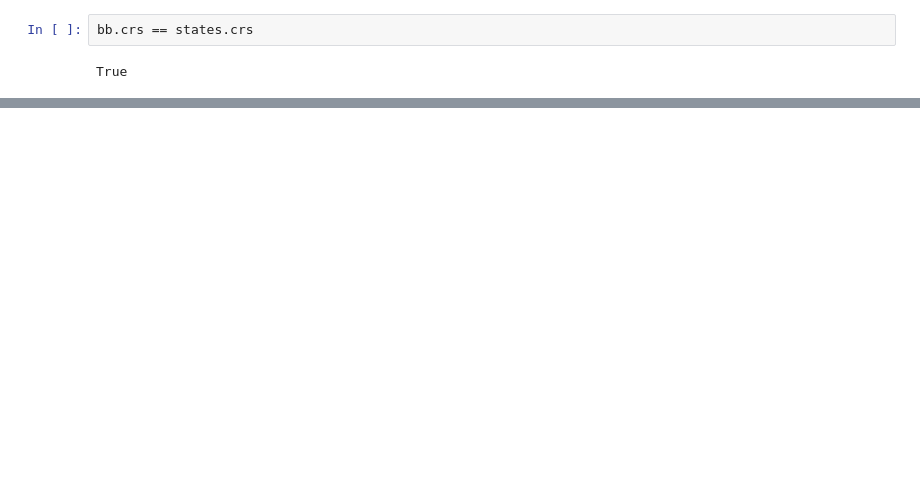
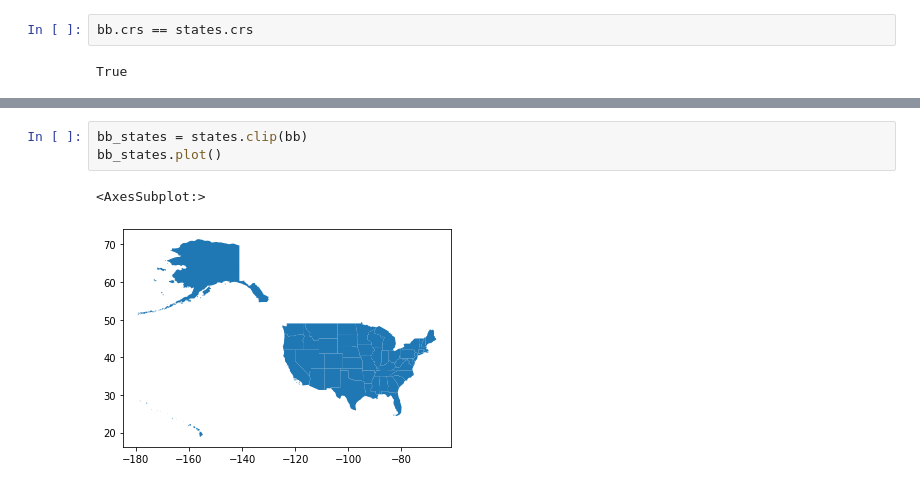
Before and after one commit to carmengg/eds-220-book, a Jupyter notebook: drafts-lectures/lesson-11-census-shapefile.ipynb, the cells around one changed output, grey strips where cells are left out. Drawn from its saved outputs; the diff is of its cells as text; blank space fills up the shorter version.

```diff
--- a/drafts-lectures/lesson-11-census-shapefile.ipynb
+++ b/drafts-lectures/lesson-11-census-shapefile.ipynb
@@ -127,0 +132,6 @@ plt.show()
+# %%
+bb_states = states.clip(bb)
+bb_states.plot()
+# %% [output]
+<AxesSubplot:>
+[figure, added]
```
Also changed, not shown: parts of 7 cells of this notebook, 1 other file.
